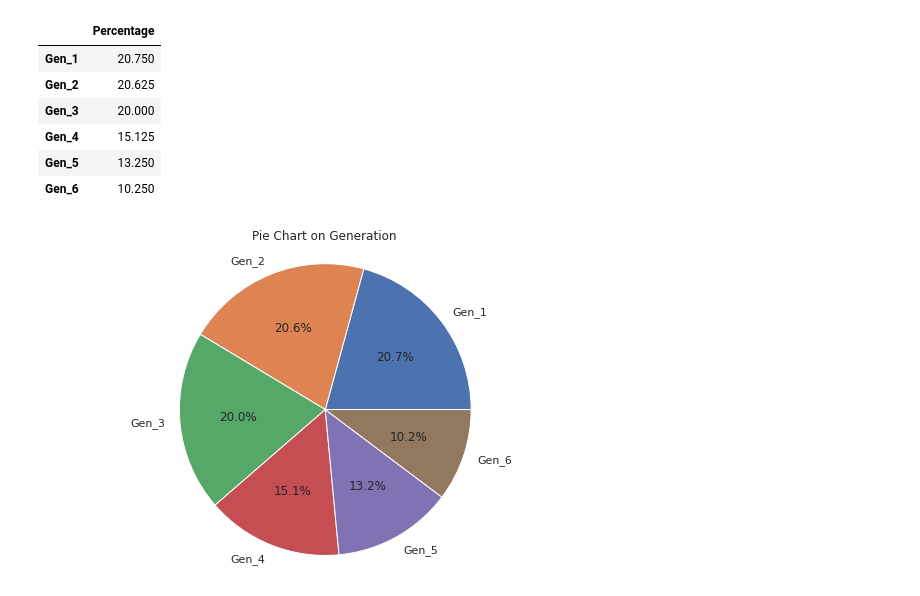
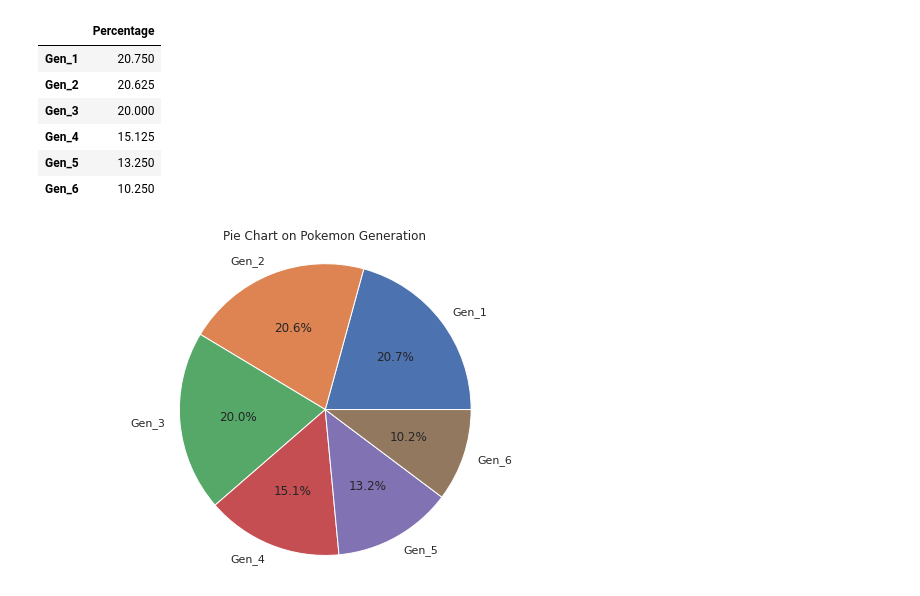
Before and after one commit to Abhirup2017/MLnow_2.0, a Jupyter notebook: EDA_&_Univariate_Analysis.ipynb, the cells around one changed output. Cells and saved outputs as stored; diff of their text form; code cells hidden in the pictures.

```diff
--- a/EDA_&_Univariate_Analysis.ipynb
+++ b/EDA_&_Univariate_Analysis.ipynb
@@ -415,8 +420,8 @@ new_dataframe
 # %%
 my_labels = "Gen_1", "Gen_2", "Gen_3","Gen_4", "Gen_5", "Gen_6"
 plt.pie(new_dataframe,labels=my_labels,autopct='%1.1f%%')
-plt.title('Pie Chart on Generation')
+plt.title('Pie Chart on Pokemon Generation')
 plt.axis('equal')
 plt.show()
 # %% [output]
-[figure, old version]
+[figure, new version]
```
Also changed, not shown: parts of 48 cells of this notebook.
